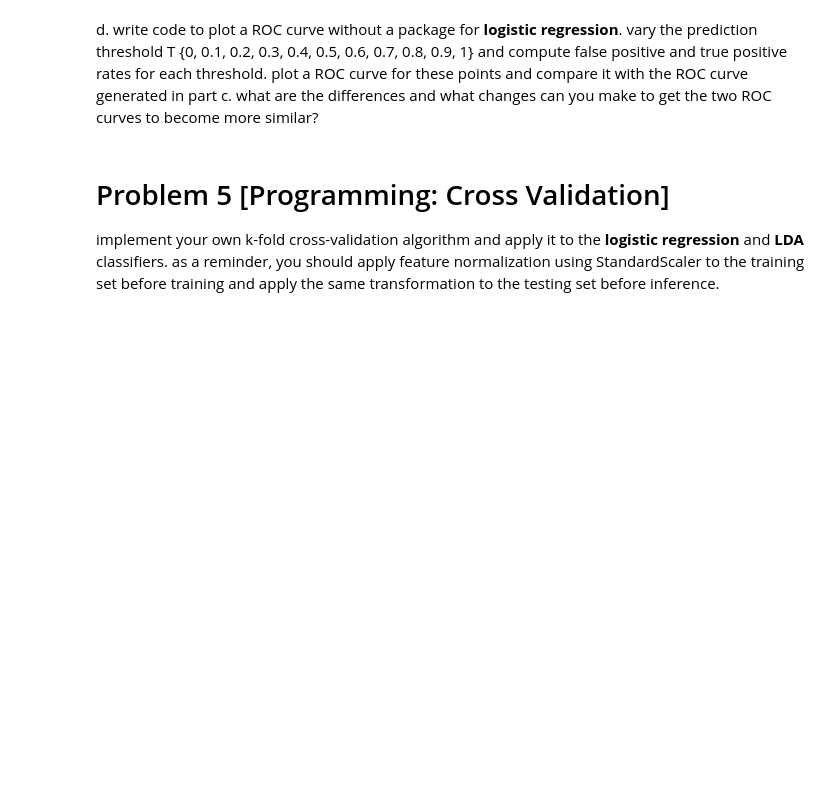
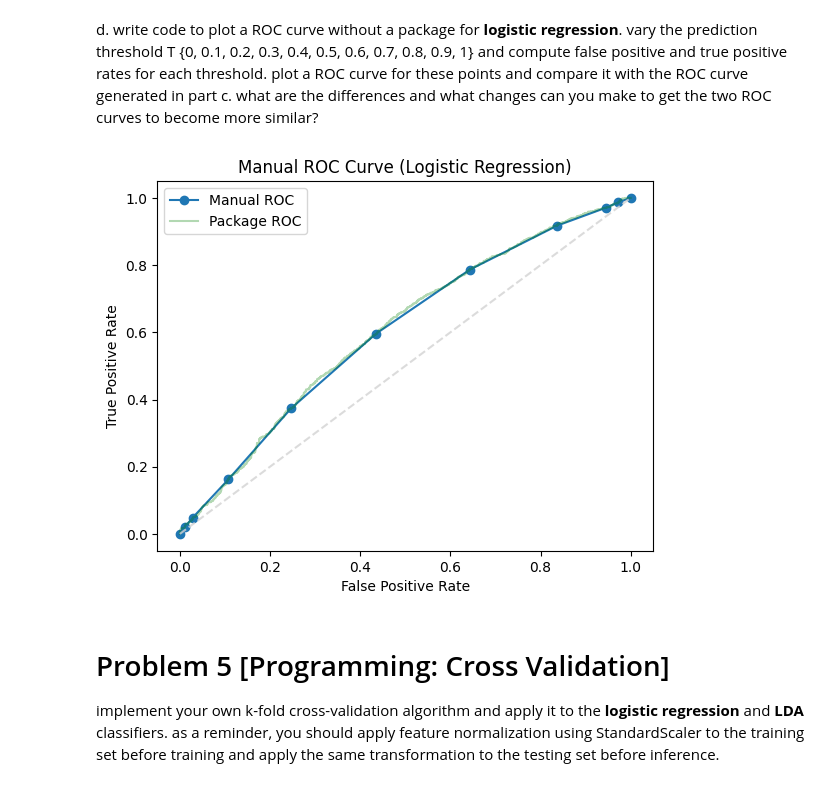
Before and after one commit to li-fin/ds4400-hw3, a Jupyter notebook: code.ipynb, the cells around one changed output. Drawn from its saved outputs; the diff is of its cells as text; code cells hidden in the pictures; blank space fills up the shorter version.

```diff
--- a/code.ipynb
+++ b/code.ipynb
@@ -332,5 +527,44 @@ c. generate a graph that includes the ROC curve for the **logistic regression**
 # %% [markdown]
 d. write code to plot a ROC curve without a package for **logistic regression**. vary the prediction threshold T {0, 0.1, 0.2, 0.3, 0.4, 0.5, 0.6, 0.7, 0.8, 0.9, 1} and compute false positive and true positive rates for each threshold. plot a ROC curve for these points and compare it with the ROC curve generated in part c. what are the differences and what changes can you make to get the two ROC curves to become more similar?
+# %%
+thresholds = [0, 0.1, 0.2, 0.3, 0.4, 0.5, 0.6, 0.7, 0.8, 0.9, 1]
+
+# predicted probabilities for positive class
+probs = logreg.predict_proba(X_test_scaled)[:, 1]
+y_true = y_test.ravel()
+
+# store results for all thresholds
+fprs, tprs = [], []
+
+for T in thresholds:
+    y_pred = (probs >= T).astype(int)
+
+    # calculate TP, FP, TN, FN
+    TP = np.sum((y_pred == 1) & (y_true == 1))
+    FP = np.sum((y_pred == 1) & (y_true == 0))
+    TN = np.sum((y_pred == 0) & (y_true == 0))
+    FN = np.sum((y_pred == 0) & (y_true == 1))
+
+    # calculate TPR and FPR
+    TPR = TP / (TP + FN) if (TP + FN) > 0 else 0
+    FPR = FP / (FP + TN) if (FP + TN) > 0 else 0
+
+    tprs.append(TPR)
+    fprs.append(FPR)
+# %%
+# plot
+plt.figure()
+plt.plot(fprs, tprs, marker="o", label="Manual ROC")
+plt.plot(fpr_log, tpr_log, color="green", alpha=0.3, label="Package ROC")
+plt.plot([0, 1], [0, 1], linestyle="--", color="lightgray", alpha=0.8)
+
+plt.xlabel("False Positive Rate")
+plt.ylabel("True Positive Rate")
+plt.title("Manual ROC Curve (Logistic Regression)")
+plt.legend()
+plt.show()
+# %% [output]
+[figure, added]
 # %% [markdown]
 # Problem 5 [Programming: Cross Validation]
 
```
Also changed, not shown: parts of 10 cells of this notebook.
